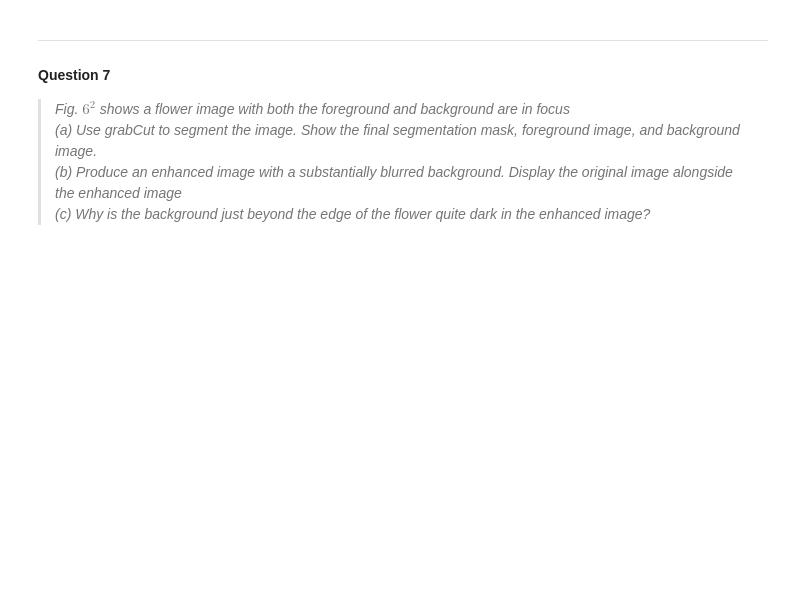
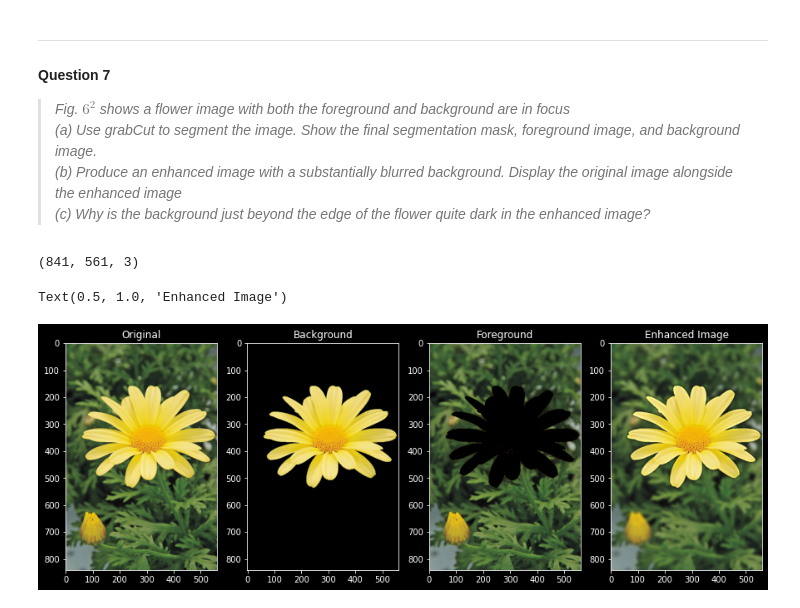
Before and after one commit to KavinduWeerasinghe/Image-Processing_Assignment-1, a Jupyter notebook: Assignment.ipynb, the cells around one changed output. Drawn from its saved outputs; the diff is of its cells as text; code cells hidden in the pictures; blank space fills up the shorter version.

```diff
--- a/Assignment.ipynb
+++ b/Assignment.ipynb
@@ -245,3 +245,40 @@ Text(0.5, 1.0, 'Gradient using convolution')
 #### Question 7
 
 > *Fig. $6^2$ shows a flower image with both the foreground and background are in focus <br>(a) Use grabCut to segment the image. Show the final segmentation mask, foreground image, and background image.<br>(b) Produce an enhanced image with a substantially blurred background. Display the original image alongside the enhanced image <br>(c) Why is the background just beyond the edge of the flower quite dark in the enhanced image?*
+# %%
+img=cv.imread("daisy.jpg",cv.IMREAD_COLOR)
+assert img is not None
+
+fig,ax = plt.subplots(1,4)
+fig.set_figwidth(15)
+fig.set_figheight(15)
+
+print(img.shape)
+ax[0].imshow(cv.cvtColor(img, cv.COLOR_BGR2RGB))
+ax[0].set_title('Original')
+
+mask = np.zeros(img.shape[:2],np.uint8)
+
+bgdModel = np.zeros((1,65),np.float64)
+fgdModel = np.zeros((1,65),np.float64)
+rect = (40,120,560,500)
+cv.grabCut(img,mask,rect,bgdModel,fgdModel,10,cv.GC_INIT_WITH_RECT)
+mask2 = np.where((mask==2)|(mask==0),0,1).astype('uint8')
+img1 = img*mask2[:,:,np.newaxis]
+img2 = cv.subtract(img,img1)
+
+ax[1].imshow(cv.cvtColor(img1, cv.COLOR_BGR2RGB))
+ax[1].set_title('Background')
+
+ax[2].imshow(cv.cvtColor(img2, cv.COLOR_BGR2RGB))
+ax[2].set_title('Foreground')
+
+blurIm=cv.GaussianBlur(img2,(25,25),0)
+img3=cv.add(blurIm,img1)
+
+ax[3].imshow(cv.cvtColor(img3, cv.COLOR_BGR2RGB))
+ax[3].set_title('Enhanced Image')
+# %% [output]
+(841, 561, 3)
+Text(0.5, 1.0, 'Enhanced Image')
+[figure, added]
```
